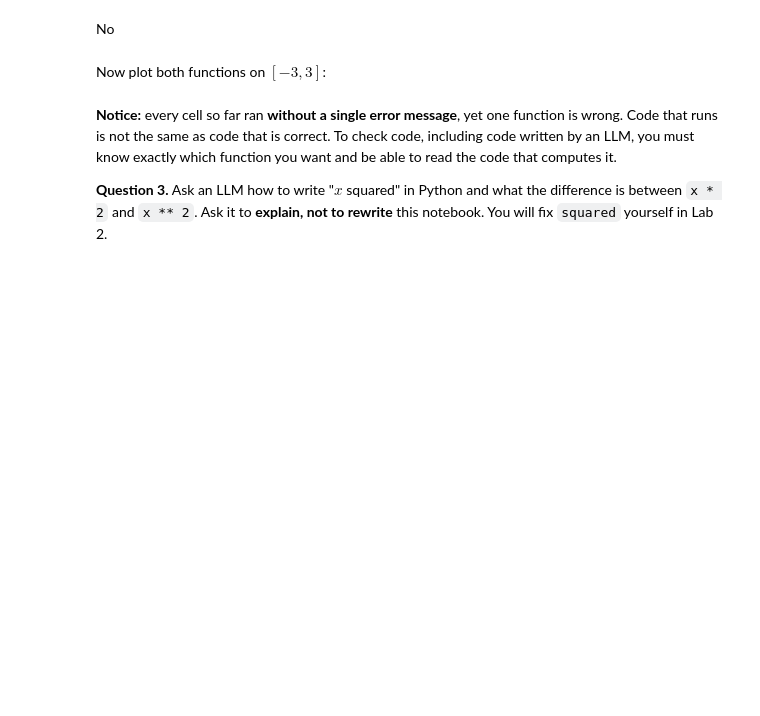
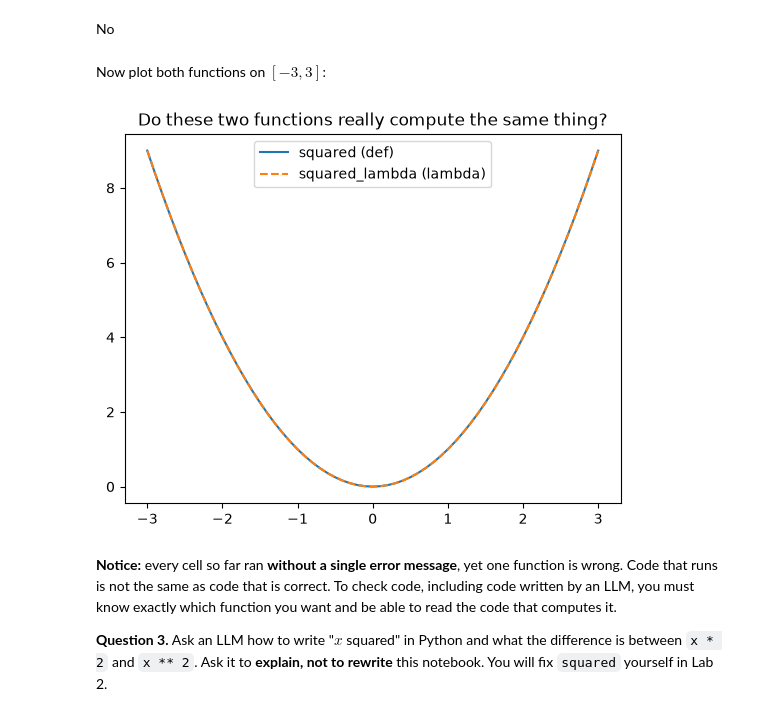
Before and after one commit to 90ber/week1, a Jupyter notebook: week1.ipynb, the cells around one changed output. Cells and saved outputs as stored; diff of their text form; code cells hidden in the pictures; blank space fills up the shorter version.

```diff
--- a/week1.ipynb
+++ b/week1.ipynb
@@ -49,11 +56,13 @@ Now plot both functions on $[-3, 3]$:
 # %%
 grid = np.linspace(-3, 3, 61)
 
-plt.plot(grid, squared(grid), label="squared (def)")
+plt.plot(grid, grid**2, label="squared (def)")
 plt.plot(grid, squared_lambda(grid), label="squared_lambda (lambda)", linestyle="--")
 plt.legend()
 plt.title("Do these two functions really compute the same thing?")
 plt.show()
+# %% [output]
+[figure, added]
 # %% [markdown]
 **Notice:** every cell so far ran **without a single error message**, yet one function is wrong. Code that runs is not the same as code that is correct. To check code, including code written by an LLM, you must know exactly which function you want and be able to read the code that computes it.
 
```
Also changed, not shown: parts of 7 cells of this notebook.
